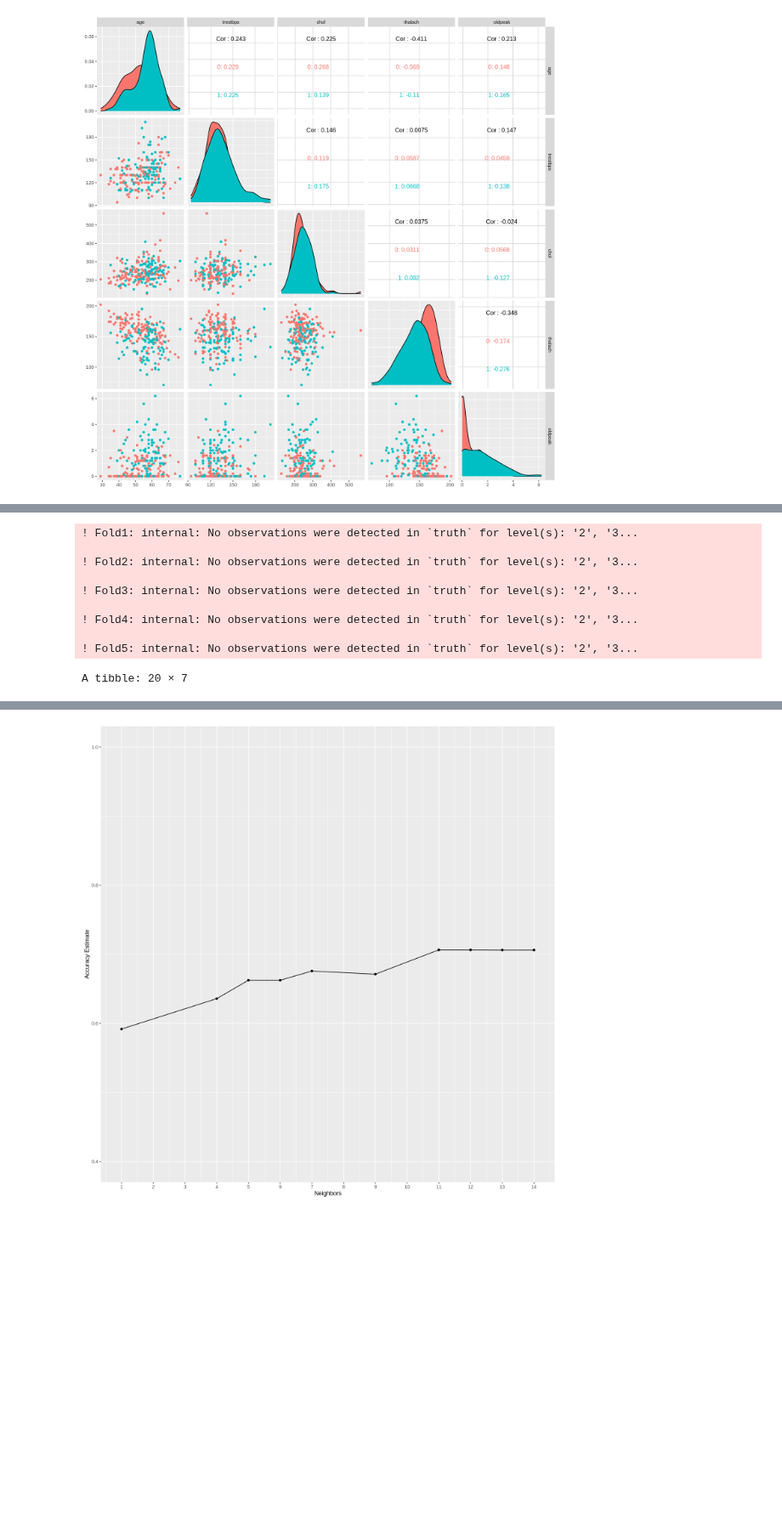
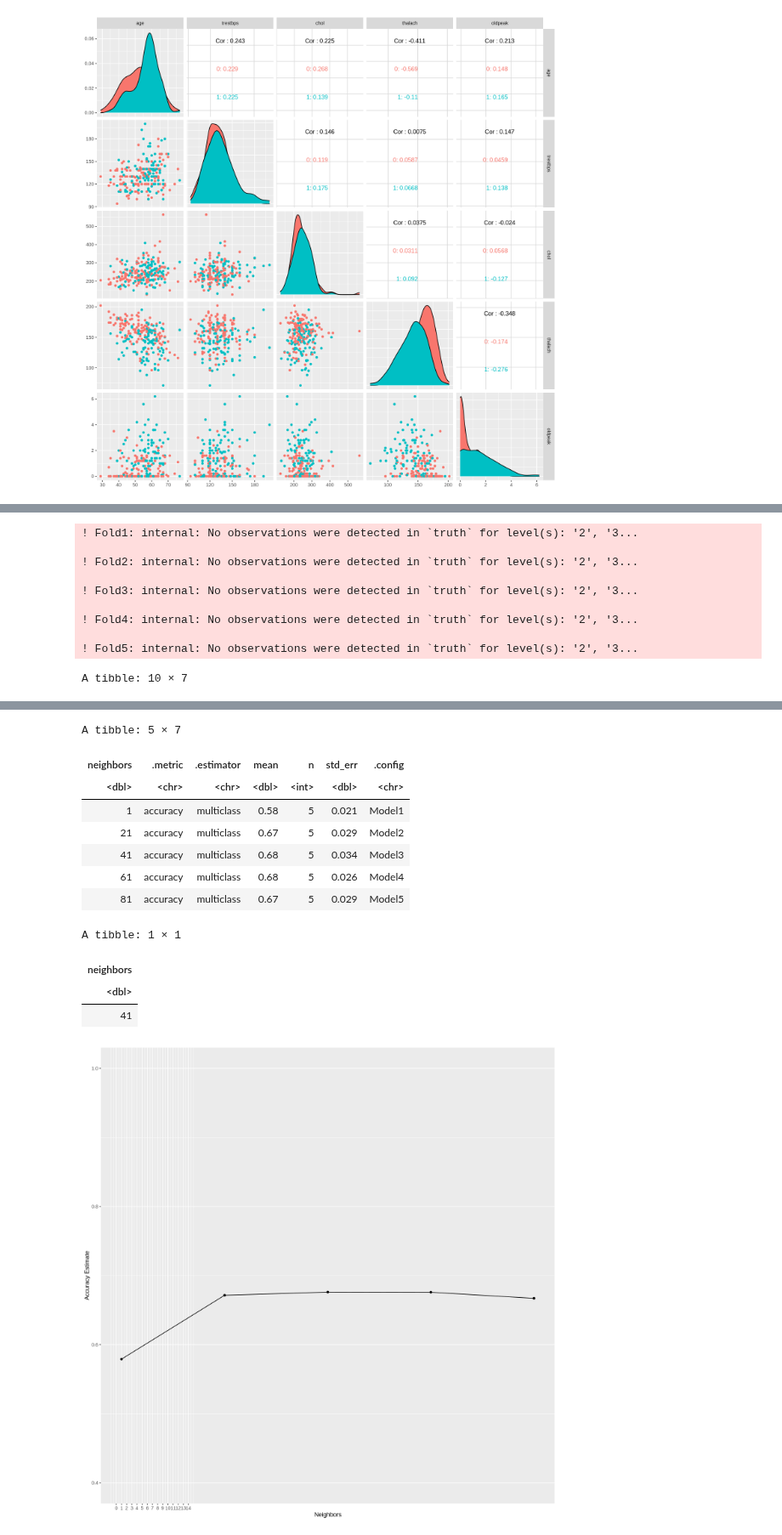
Before and after one commit to acholj/Updated-DSCI-Group-Project, a Jupyter notebook: Heart_Disease_Report.ipynb, the cells around one changed output, grey strips where cells are left out. Shown at 85% size. Saved outputs shown, nothing was run; the diff lists cells and outputs as text; code cells hidden in the pictures; blank space fills up the shorter version.

Commit message:
Added comments on coding. Added a sequence of K values for cross-validation.

```diff
--- a/Heart_Disease_Report.ipynb
+++ b/Heart_Disease_Report.ipynb
@@ -204,35 +204,58 @@ ggpairs(heart_train, columns = 1:5, ggplot2::aes(colour=diagnosis))
 # %%
+# Create the recipe that specifies class label and predictors, as well as preprocessing steps for all variables.
 heart_recipe <- recipe(diagnosis ~ age + trestbps + chol + thalach + oldpeak, data = heart_train) %>%
-step_scale(all_predictors()) %>%
-step_center(all_predictors())
+                    step_scale(all_predictors()) %>%
+                    step_center(all_predictors())
 heart_recipe
 
+
+# Create a KNN model specification
 heart_tune <- nearest_neighbor(weight_func = "rectangular", neighbors = tune()) %>%
-set_engine("kknn") %>%
-set_mode("classification")
+                    set_engine("kknn") %>%
+                    set_mode("classification")
 heart_tune
 
+
+# Split the training data for cross-validation
 heart_vfold <- vfold_cv(heart_train, v = 5, strata = diagnosis)
 
+
+# Create a dataframe with a neighbors variable that contains the sequence of values of K to try
+k_vals <- tibble(neighbors=seq(from = 1, to = 100, by = 20))
+
+
+# Create a workflow to train KNN classifiers and estimate the classifier accuracy for a range of K values.
 heart_results <- workflow() %>%
-add_recipe(heart_recipe) %>%
-add_model(heart_tune) %>%
-tune_grid(resamples = heart_vfold, grid = 10) %>%
-collect_metrics()
+                    add_recipe(heart_recipe) %>%
+                    add_model(heart_tune) %>%
+                    tune_grid(resamples = heart_vfold, grid = k_vals) %>%
+                    collect_metrics()
 heart_results
 
+
+# Filter the accuracy metric of classifers trained with different value of K
 accuracies <- heart_results %>%
-filter(.metric == "accuracy")
+                    filter(.metric == "accuracy")
+# accuracies
 
-cross_val_plot <- ggplot(accuracies, aes(x = neighbors, y = mean))+
+
+# Create a plot for accuracy vs. K
+accuracy_vs_k <- ggplot(accuracies, aes(x = neighbors, y = mean))+
       geom_point() +
       geom_line() +
       labs(x = "Neighbors", y = "Accuracy Estimate") +
-      scale_x_continuous(breaks = seq(0, 14, by = 1)) +
-      scale_y_continuous(limits = c(0.4, 1.0))
-cross_val_plot
+      scale_x_continuous(breaks = seq(0, 100, by = 5)) +
+      scale_y_continuous(limits = c(0.4, 1.0), breaks = seq (0.4, 1, by = 0.05))
+accuracy_vs_k
 
-# model tuning for best K value
+
+# Pulling the optimal value of K
+best_k <- accuracies %>%
+            arrange(desc(mean)) %>%
+            slice(1) %>%
+            select(neighbors) %>%
+            pull()
+best_k
 # %% [output]
 Data Recipe
 
@@ -262,5 +285,5 @@ Computational engine: kknn
 ! Fold4: internal: No observations were detected in `truth` for level(s): '2', '3...
 
 ! Fold5: internal: No observations were detected in `truth` for level(s): '2', '3...
-A tibble: 20 × 7
+A tibble: 10 × 7
 | neighbors | .metric | .estimator | mean | n | std_err | .config |
@@ -284 +301,13 @@ A tibble: 20 × 7
+A tibble: 5 × 7
+| neighbors | .metric | .estimator | mean | n | std_err | .config |
+| <dbl> | <chr> | <chr> | <dbl> | <int> | <dbl> | <chr> |
+| 1 | accuracy | multiclass | 0.58 | 5 | 0.021 | Model1 |
+| 21 | accuracy | multiclass | 0.67 | 5 | 0.029 | Model2 |
+| 41 | accuracy | multiclass | 0.68 | 5 | 0.034 | Model3 |
+| 61 | accuracy | multiclass | 0.68 | 5 | 0.026 | Model4 |
+| 81 | accuracy | multiclass | 0.67 | 5 | 0.029 | Model5 |
+A tibble: 1 × 1
+| neighbors |
+| <dbl> |
+| 41 |
-[figure, old version]
+[figure, new version]
```
Also changed, not shown: parts of 14 cells of this notebook.
